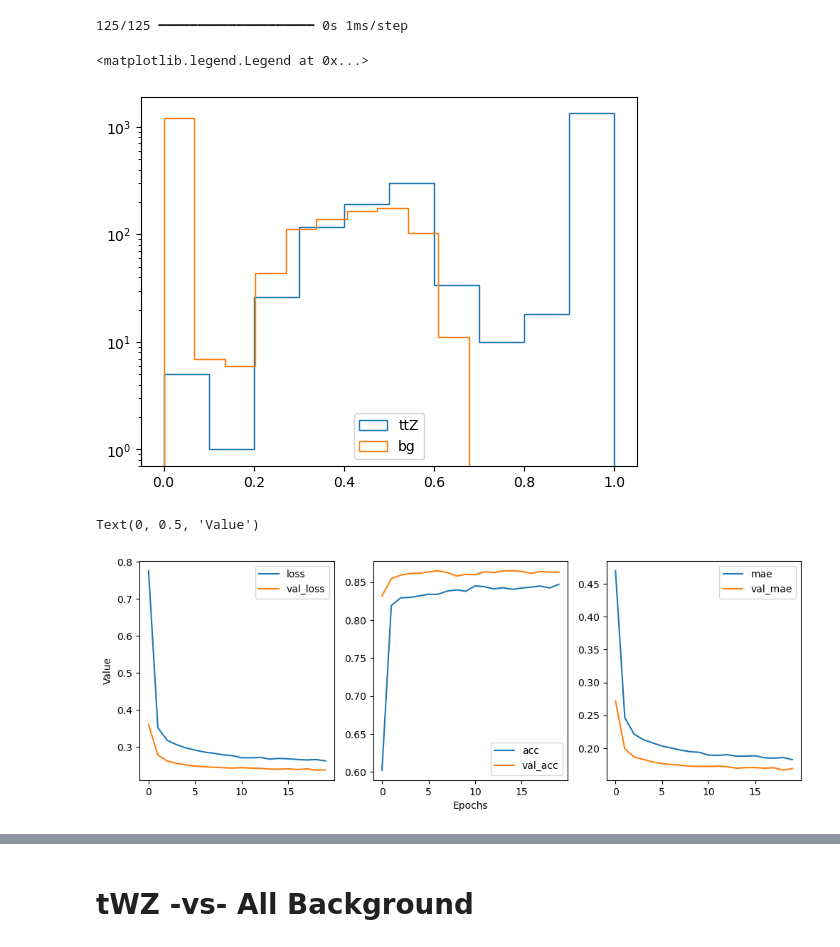
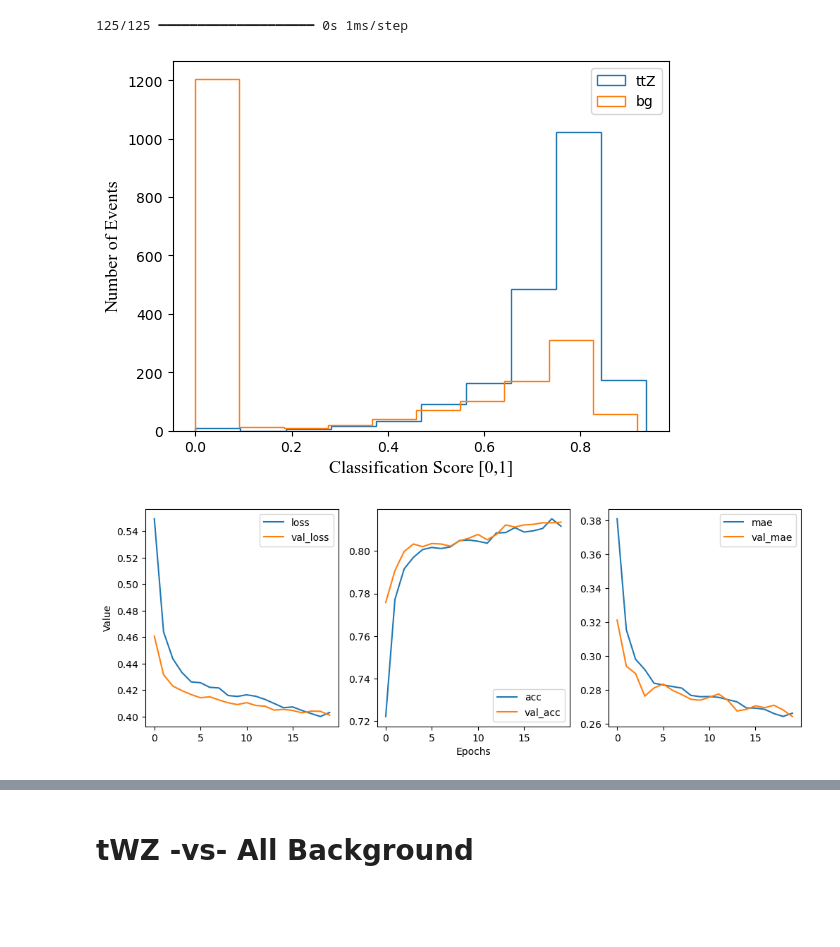
Before and after one commit to KaraboLetsholo/3rd-Year-Project-, a Jupyter notebook: Code.ipynb, the cells around one changed output, grey strips where cells are left out. Saved outputs shown, nothing was run; the diff lists cells and outputs as text; code cells hidden in the pictures; blank space fills up the shorter version.

```diff
--- a/Code.ipynb
+++ b/Code.ipynb
@@ -34,8 +39,8 @@ y1 = df1['label']
 # %% [markdown]
 ## Splitting the dataset into training, testing and validation dataset with split (60,20,20)
 # %%
-X1_train, X1_test, y1_train, y1_test = train_test_split(X1,y1, train_size=0.6, test_size=0.4, shuffle=True)
-X1_test, X1_val, y1_test, y1_val = train_test_split(X1_test,y1_test, train_size=0.5, test_size=0.5, shuffle=True)
+X1_train, X1_test, y1_train, y1_test = train_test_split(X1,y1, train_size=0.75, test_size=0.25, shuffle=True)
+#X1_test, X1_val, y1_test, y1_val = train_test_split(X1_test,y1_test, train_size=0.5, test_size=0.5, shuffle=True)
 # %%
 scaler1 = StandardScaler()
 scaler_train1 = scaler1.fit(X1_train)
@@ -67,7 +72,7 @@ model.add(Dense(int(X1.shape[1]/2), activation='relu'))
 model.add(Dropout(0.1))
 model.add(Dense(1, activation='sigmoid'))
 model.compile(optimizer='adam', loss='binary_crossentropy', metrics=['accuracy', 'mae'])
-history1 = model.fit(X1_train, y1_train, epochs=20, validation_data=(X1_val, y1_val), callbacks=None)
+history1 = model.fit(X1_train, y1_train, epochs=20, validation_data=(X1_test, y1_test), callbacks=None)
 model.summary()
 # %% [output]
 Epoch 1/20
@@ -179,8 +208,11 @@ The tWZ (signal) versus the ttZ (background) datafile is named 'tWZ+ttZ (1).csv'
 df2 = pd.read_csv('ttZ+bkg.csv')#
 X2 = df2.drop(['label'], axis=1)
 y2 = df2['label']
-
-X2 = X2.drop(['delPhi_0_lep_MET','MET','num_jets','num_bjets','jet_pt_1','jet_pt_2','jet_pt_3','jet_phi_1','jet_phi_2','jet_phi_3','jet_eta_1','jet_eta_2','jet_eta_3','jet_e_1','jet_e_2','jet_e_3','jet_DL1r_1','jet_DL1r_2','jet_DL1r_3','el_pt_1','el_pt_2','el_pt_3','el_eta_1','el_eta_2','el_eta_3','el_phi_1','el_phi_2','el_phi_3','el_e_1','el_e_2','el_e_3'], axis=1)#,'mu_pt_1',mu_pt_2	mu_pt_3	mu_eta_1	mu_eta_2	mu_eta_3	mu_phi_1	mu_phi_2	mu_phi_3	mu_e_1	mu_e_2	mu_e_3	label
+X2 = X2[['el_pt_2', 'el_e_2', 'el_eta_2', 'el_phi_2', 'el_eta_1', 'el_pt_1', 'el_e_1', 'el_phi_1', 'el_pt_3', 'el_e_3', 'jet_eta_2', 'jet_eta_1', 'Z_eta', 'jet_eta_3', 'el_eta_3']]
+#X2[['el_pt_2', 'el_e_2', 'el_eta_2', 'el_phi_2', 'el_eta_1', 'el_pt_1', 'el_e_1', 'el_phi_1', 'el_pt_3', 'el_e_3', 'jet_eta_2', 'jet_eta_1', 'Z_eta', 'jet_eta_3', 'el_eta_3']]
+#X2[['el_pt_2', 'el_e_2', 'el_eta_2', 'el_phi_2', 'el_eta_1', 'el_pt_1', 'el_e_1', 'el_phi_1', 'el_pt_3', 'el_e_3']]
+#X2[['jet_DL1r_1','jet_DL1r_2','delPhi_0_lep_MET','el_phi_3','el_eta_2','jet_eta_2','Z_phi','Z_eta','jet_eta_1','el_phi_1']]
+#X2 = X2.drop(['delPhi_0_lep_MET','MET','num_jets','num_bjets','jet_pt_1','jet_pt_2','jet_pt_3','jet_phi_1','jet_phi_2','jet_phi_3','jet_eta_1','jet_eta_2','jet_eta_3','jet_e_1','jet_e_2','jet_e_3','jet_DL1r_1','jet_DL1r_2','jet_DL1r_3','el_pt_1','el_pt_2','el_pt_3','el_eta_1','el_eta_2','el_eta_3','el_phi_1','el_phi_2','el_phi_3','el_e_1','el_e_2','el_e_3'], axis=1)#,'mu_pt_1',mu_pt_2	mu_pt_3	mu_eta_1	mu_eta_2	mu_eta_3	mu_phi_1	mu_phi_2	mu_phi_3	mu_e_1	mu_e_2	mu_e_3	label
 # %% [markdown]
 ## Splitting the dataset into training, testing and validation dataset with split (60,20,20)
 # %%
@@ -197,6 +229,28 @@ X2_val = scaler2.transform(X2_val)
 # %% [markdown]
 ## Defining the Model
 # %%
+callback = keras.callbacks.EarlyStopping(
+    monitor="val_loss",
+    min_delta=0.5,
+    patience=0,
+    verbose=0,
+    mode="auto",
+    baseline=None,
+    restore_best_weights=False,
+    start_from_epoch=0,
+)
+
+model = Sequential()
+model.add(Dense(X2.shape[1], activation='relu'))
+model.add(Dropout(0.1))
+model.add(Dense(X2.shape[1], activation='relu'))
+model.add(Dropout(0.1))
+model.add(Dense(X2.shape[1], activation='relu'))
+model.add(Dropout(0.1))
+model.add(Dense(X2.shape[1], activation='relu'))
+model.add(Dropout(0.1))
+model.add(Dense(1, activation='sigmoid'))
+model.compile(optimizer='adam', loss='binary_crossentropy', metrics=['accuracy', 'mae'])
 history2 = model.fit(X2_train, y2_train, epochs=20, validation_data=(X2_val, y2_val), callbacks=None)
 model.summary()
 # %% [output]
@@ -255,11 +309,13 @@ for index in y2_test.index:
 # %%
 plt.hist(bg1, histtype='step', label='ttZ')
 plt.hist(bg2, histtype='step', label='bg')
-plt.yscale('log')
+plt.ylabel("Number of Events", font='Times New Roman', fontsize=13)
+plt.xlabel("Classification Score [0,1]", font='Times New Roman', fontsize=13)
+#plt.yscale('log')
 plt.legend()
+plt.savefig('ttZ')
 # %% [output]
-<matplotlib.legend.Legend at 0x...>
-[figure, old version]
+[figure, new version]
 # %%
 params2 = pd.DataFrame(history2.history)
 
@@ -276,9 +332,9 @@ ax3.plot(params2['val_mae'], label='val_mae')
 ax3.legend()
 ax2.set_xlabel("Epochs")
 ax1.set_ylabel("Value")
+plt.savefig('ttZ-loss')
 # %% [output]
-Text(0, 0.5, 'Value')
-[figure, old version]
+[figure, new version]
 # %%
 fpr, tpr, _ = roc_curve(y2_test, y_pred2)
 roc_auc = auc(fpr, tpr)
```
Also changed, not shown: parts of 53 cells of this notebook, 17 other files.
